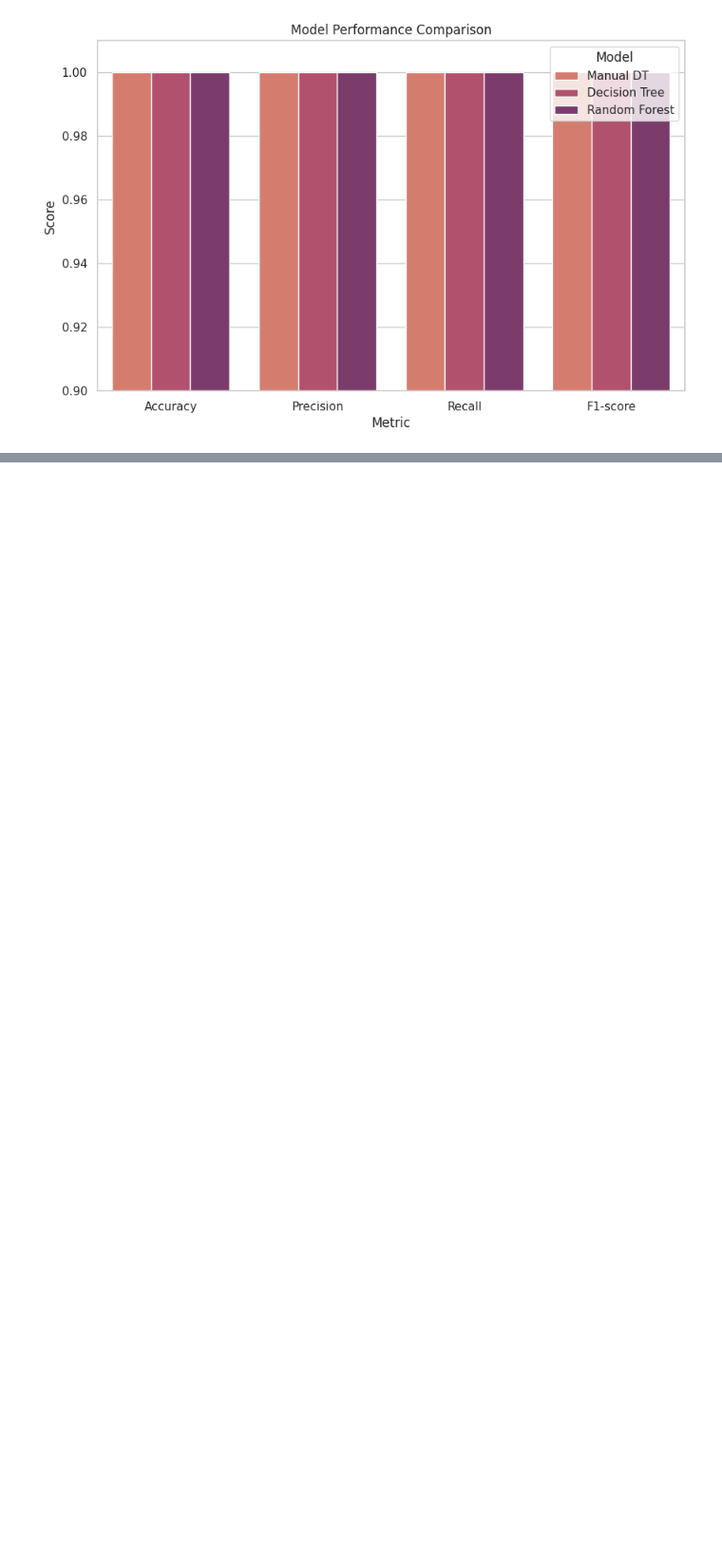
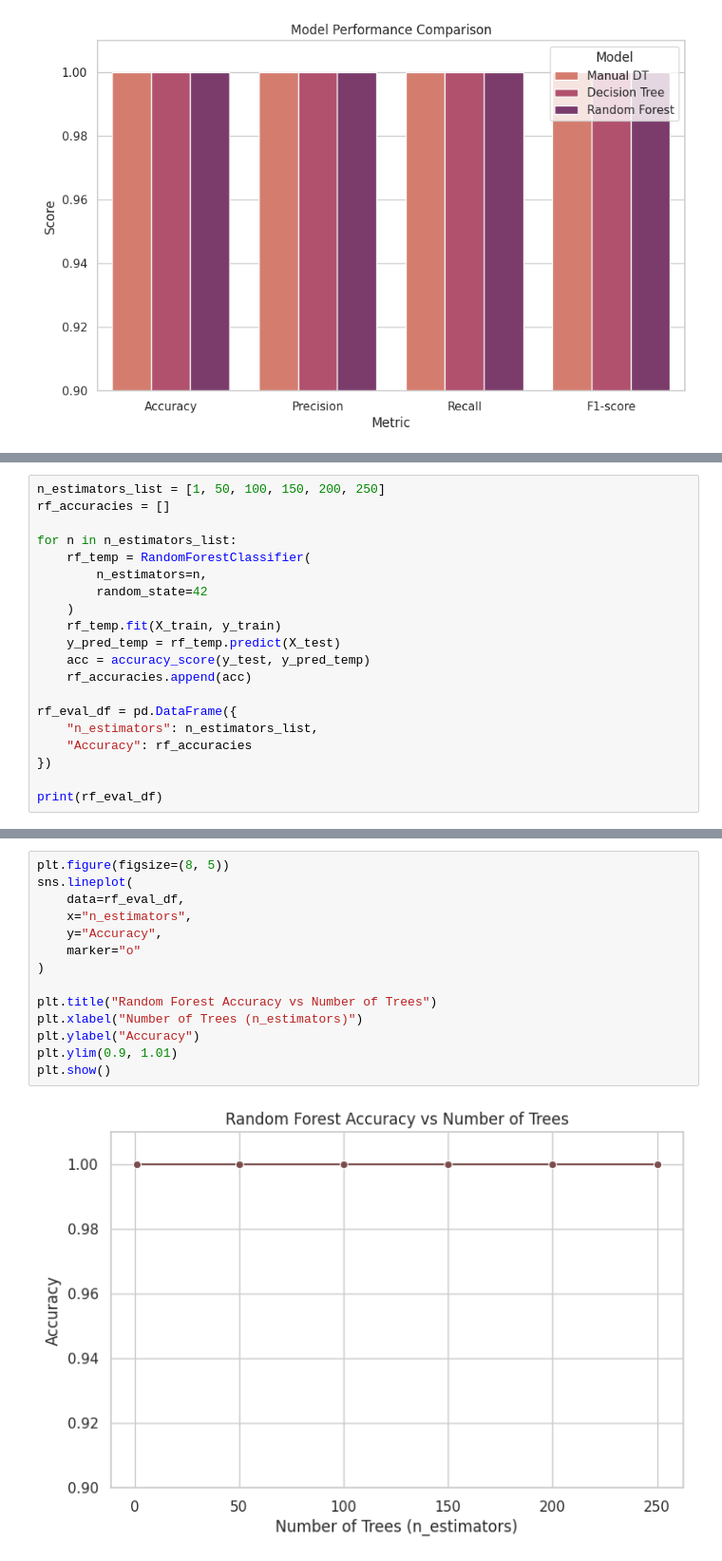
Before and after one commit to Cherryberry112/CSE475_Machine_Learning-, a Jupyter notebook: Lab/lab01_DecisionTree_RandomForest_Mushroom_dataset.ipynb, the cells around one changed output, grey strips where cells are left out. Shown at 95% size. Saved outputs shown, nothing was run; the diff lists cells and outputs as text; blank space fills up the shorter version.

Commit message:
Evaluate and compare Random Forest tree accuracy for the following n_estimators values 1,50,100,150,200, and 250

```diff
--- a/Lab/lab01_DecisionTree_RandomForest_Mushroom_dataset.ipynb
+++ b/Lab/lab01_DecisionTree_RandomForest_Mushroom_dataset.ipynb
@@ -366,0 +369,20 @@ plt.show()
+# %%
+n_estimators_list = [1, 50, 100, 150, 200, 250]
+rf_accuracies = []
+
+for n in n_estimators_list:
+    rf_temp = RandomForestClassifier(
+        n_estimators=n,
+        random_state=42
+    )
+    rf_temp.fit(X_train, y_train)
+    y_pred_temp = rf_temp.predict(X_test)
+    acc = accuracy_score(y_test, y_pred_temp)
+    rf_accuracies.append(acc)
+
+rf_eval_df = pd.DataFrame({
+    "n_estimators": n_estimators_list,
+    "Accuracy": rf_accuracies
+})
+
+print(rf_eval_df)
@@ -366,0 +397,16 @@ plt.show()
+# %%
+plt.figure(figsize=(8, 5))
+sns.lineplot(
+    data=rf_eval_df,
+    x="n_estimators",
+    y="Accuracy",
+    marker="o"
+)
+
+plt.title("Random Forest Accuracy vs Number of Trees")
+plt.xlabel("Number of Trees (n_estimators)")
+plt.ylabel("Accuracy")
+plt.ylim(0.9, 1.01)
+plt.show()
+# %% [output]
+[figure, added]
```
Also changed, not shown: parts of 2 cells of this notebook.
